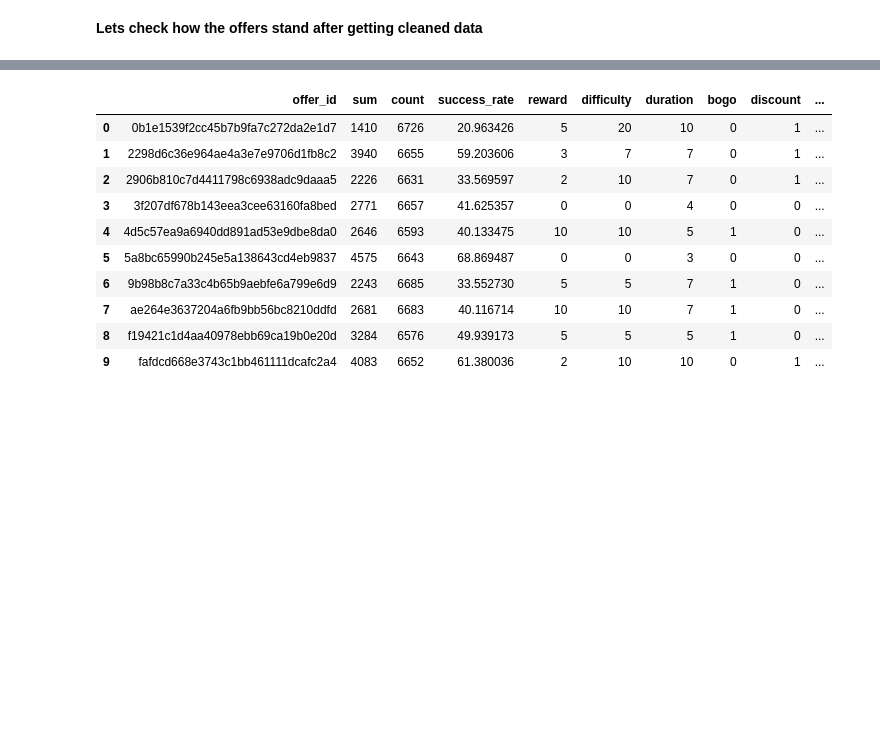
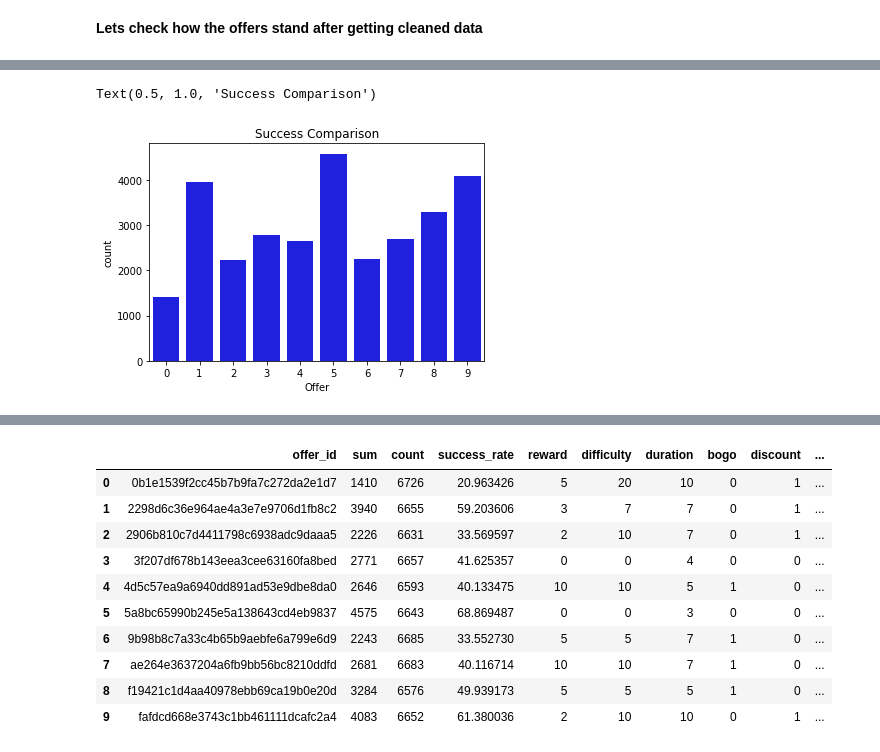
Before and after one commit to addu1/DS_NANO, a Jupyter notebook: starbuckcapstone/Starbucks_Capstone_notebook.ipynb, the cells around one changed output, grey strips where cells are left out. Saved outputs shown, nothing was run; the diff lists cells and outputs as text; code cells hidden in the pictures; blank space fills up the shorter version.

```diff
--- a/starbuckcapstone/Starbucks_Capstone_notebook.ipynb
+++ b/starbuckcapstone/Starbucks_Capstone_notebook.ipynb
@@ -479,0 +484,8 @@ offersuccess_rate
+# %%
+sns.barplot(x=offersuccess_rate.index,y=offersuccess_rate['sum'],color="blue")
+plt.xlabel('Offer')
+plt.ylabel('count')
+plt.title('Success Comparison')
+# %% [output]
+Text(0.5, 1.0, 'Success Comparison')
+[figure, added]
```
Also changed, not shown: parts of 19 cells of this notebook.
